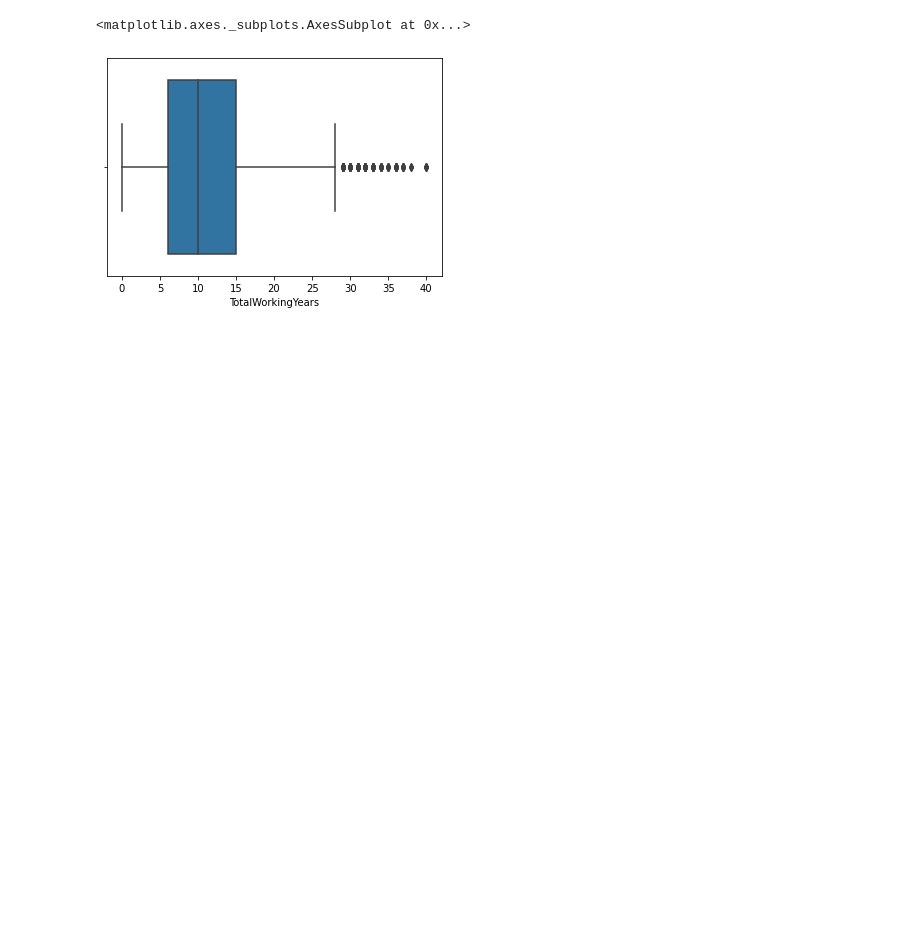
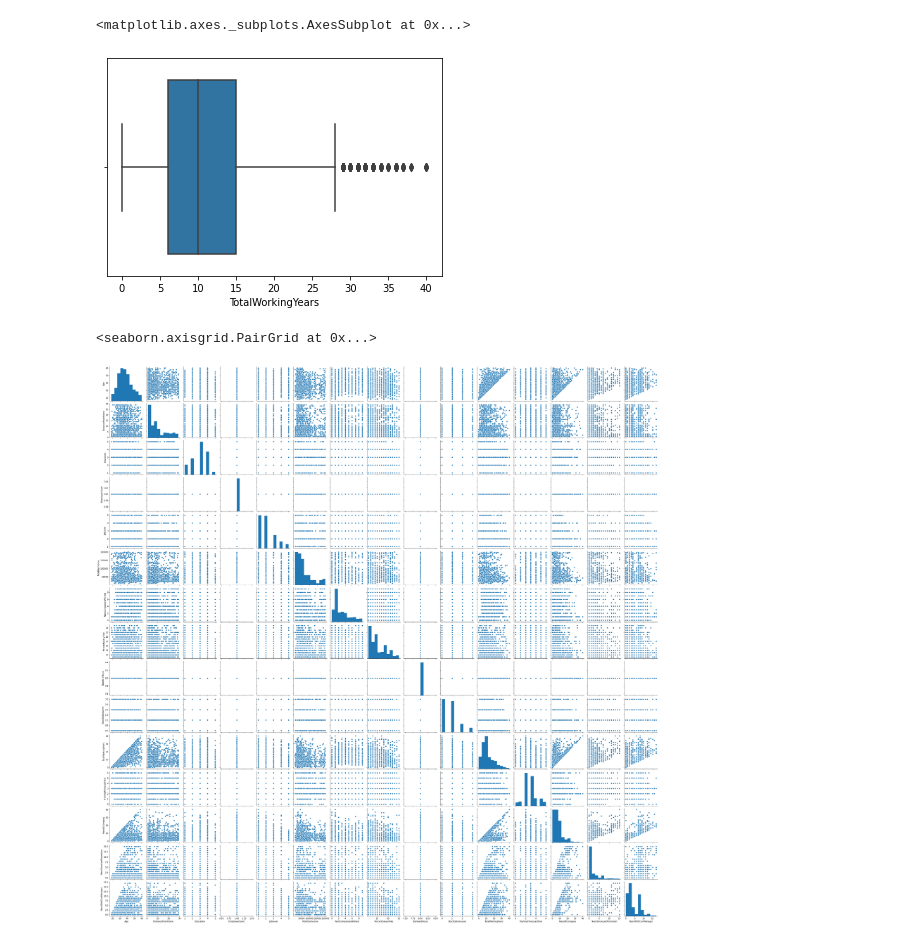
Before and after one commit to frank-salah1/Fun-with-HR, a Jupyter notebook: Notebooks/Data Analysis.ipynb, the cells around one changed output. Cells and saved outputs as stored; diff of their text form; code cells hidden in the pictures; blank space fills up the shorter version.

```diff
--- a/Notebooks/Data Analysis.ipynb
+++ b/Notebooks/Data Analysis.ipynb
@@ -108,3 +108,25 @@ sns.boxplot(data=df, x='TotalWorkingYears')
 #save new dataset to csv
 file = '..\\Data\\Final_Data.csv'
 df.to_csv(file)
+# %%
+df_new = df[['Age',
+'DistanceFromHome',
+'Education',
+'EmployeeCount',
+'JobLevel',
+'MonthlyIncome',
+'NumCompaniesWorked',
+'PercentSalaryHike',
+'StandardHours',
+'StockOptionLevel',
+'TotalWorkingYears',
+'TrainingTimesLastYear',
+'YearsAtCompany',
+'YearsSinceLastPromotion',
+'YearsWithCurrManager']]
+# %%
+#erform a quick comparison of all data to understand general patterns
+sns.pairplot(df_new)
+# %% [output]
+<seaborn.axisgrid.PairGrid at 0x...>
+[figure, added]
```
Also changed, not shown: 2 other files.
